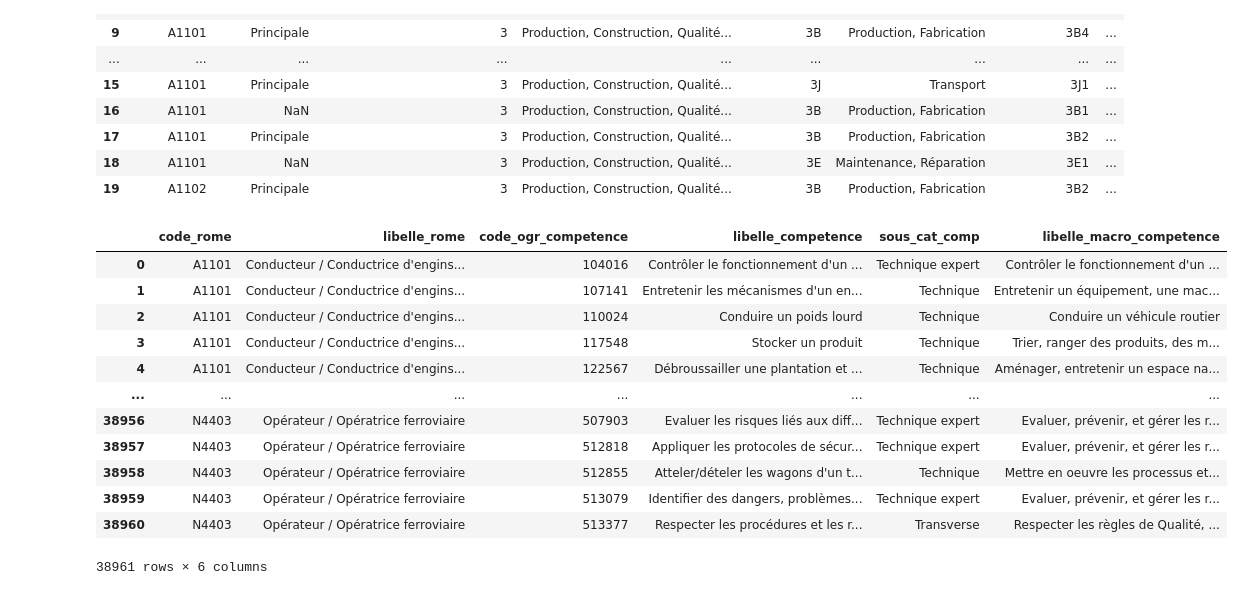
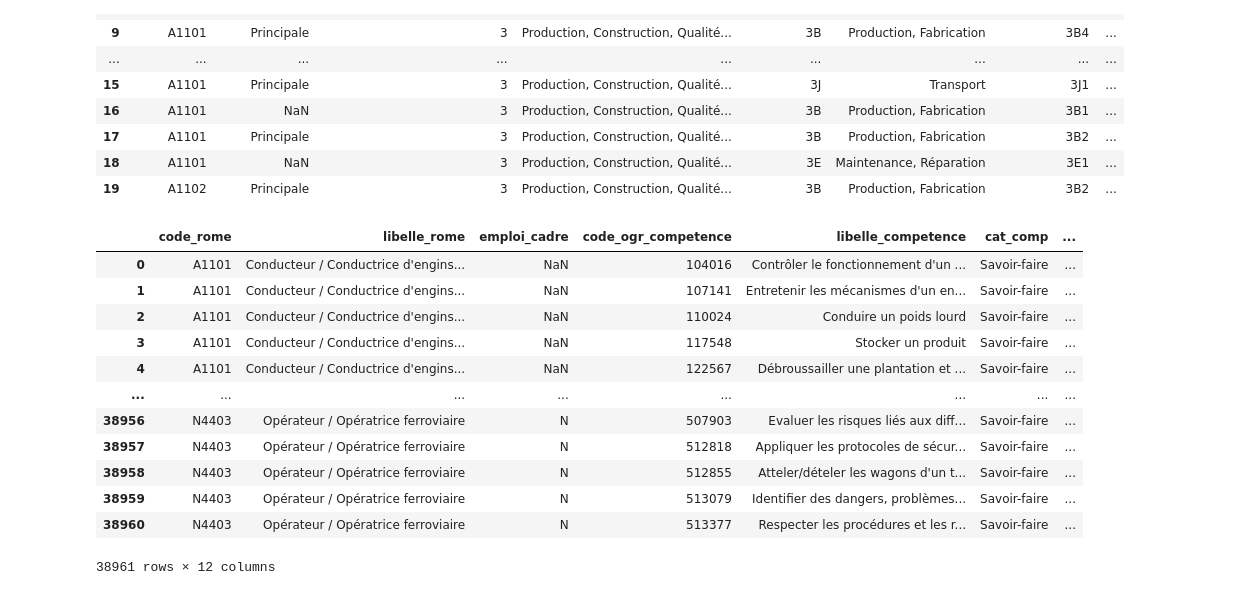
Before and after one commit to salphonse/Radar-Metier, a Jupyter notebook: script/ETL/ETL - ROME.ipynb, the cells around one changed output. Saved outputs shown, nothing was run; the diff lists cells and outputs as text; code cells hidden in the pictures.

```diff
--- a/script/ETL/ETL - ROME.ipynb
+++ b/script/ETL/ETL - ROME.ipynb
@@ -220,19 +247,32 @@ df_merge.head(20)
 | 18 | A1101 | NaN | 3 | Production, Construction, Qualité... | 3E | Maintenance, Réparation | 3E1 | ... |
 | 19 | A1102 | Principale | 3 | Production, Construction, Qualité... | 3B | Production, Fabrication | 3B2 | ... |
 # %%
-df_merge[['code_rome', 'libelle_rome', 'code_ogr_competence', 'libelle_competence', 'sous_cat_comp', 'libelle_macro_competence']]
+df_merge[[
+    'code_rome',
+	'libelle_rome',
+	'emploi_cadre',
+    'code_ogr_competence',
+	'libelle_competence',
+    'cat_comp',
+	'sous_cat_comp',
+    'libelle_macro_competence',
+	'domaine_competence',
+    'coeur_metier',
+	'transition_eco_y',
+	'transition_num_y'
+]]
 # %% [output]
-|  | code_rome | libelle_rome | code_ogr_competence | libelle_competence | sous_cat_comp | libelle_macro_competence |
-| 0 | A1101 | Conducteur / Conductrice d'engins... | 104016 | Contrôler le fonctionnement d'un ... | Technique expert | Contrôler le fonctionnement d'un ... |
-| 1 | A1101 | Conducteur / Conductrice d'engins... | 107141 | Entretenir les mécanismes d'un en... | Technique | Entretenir un équipement, une mac... |
-| 2 | A1101 | Conducteur / Conductrice d'engins... | 110024 | Conduire un poids lourd | Technique | Conduire un véhicule routier |
-| 3 | A1101 | Conducteur / Conductrice d'engins... | 117548 | Stocker un produit | Technique | Trier, ranger des produits, des m... |
-| 4 | A1101 | Conducteur / Conductrice d'engins... | 122567 | Débroussailler une plantation et ... | Technique | Aménager, entretenir un espace na... |
-| ... | ... | ... | ... | ... | ... | ... |
-| 38956 | N4403 | Opérateur / Opératrice ferroviaire | 507903 | Evaluer les risques liés aux diff... | Technique expert | Evaluer, prévenir, et gérer les r... |
-| 38957 | N4403 | Opérateur / Opératrice ferroviaire | 512818 | Appliquer les protocoles de sécur... | Technique expert | Evaluer, prévenir, et gérer les r... |
-| 38958 | N4403 | Opérateur / Opératrice ferroviaire | 512855 | Atteler/dételer les wagons d'un t... | Technique | Mettre en oeuvre les processus et... |
-| 38959 | N4403 | Opérateur / Opératrice ferroviaire | 513079 | Identifier des dangers, problèmes... | Technique expert | Evaluer, prévenir, et gérer les r... |
-| 38960 | N4403 | Opérateur / Opératrice ferroviaire | 513377 | Respecter les procédures et les r... | Transverse | Respecter les règles de Qualité, ... |
+|  | code_rome | libelle_rome | emploi_cadre | code_ogr_competence | libelle_competence | cat_comp | ... |
+| 0 | A1101 | Conducteur / Conductrice d'engins... | NaN | 104016 | Contrôler le fonctionnement d'un ... | Savoir-faire | ... |
+| 1 | A1101 | Conducteur / Conductrice d'engins... | NaN | 107141 | Entretenir les mécanismes d'un en... | Savoir-faire | ... |
+| 2 | A1101 | Conducteur / Conductrice d'engins... | NaN | 110024 | Conduire un poids lourd | Savoir-faire | ... |
+| 3 | A1101 | Conducteur / Conductrice d'engins... | NaN | 117548 | Stocker un produit | Savoir-faire | ... |
+| 4 | A1101 | Conducteur / Conductrice d'engins... | NaN | 122567 | Débroussailler une plantation et ... | Savoir-faire | ... |
+| ... | ... | ... | ... | ... | ... | ... | ... |
+| 38956 | N4403 | Opérateur / Opératrice ferroviaire | N | 507903 | Evaluer les risques liés aux diff... | Savoir-faire | ... |
+| 38957 | N4403 | Opérateur / Opératrice ferroviaire | N | 512818 | Appliquer les protocoles de sécur... | Savoir-faire | ... |
+| 38958 | N4403 | Opérateur / Opératrice ferroviaire | N | 512855 | Atteler/dételer les wagons d'un t... | Savoir-faire | ... |
+| 38959 | N4403 | Opérateur / Opératrice ferroviaire | N | 513079 | Identifier des dangers, problèmes... | Savoir-faire | ... |
+| 38960 | N4403 | Opérateur / Opératrice ferroviaire | N | 513377 | Respecter les procédures et les r... | Savoir-faire | ... |
-38961 rows × 6 columns
+38961 rows × 12 columns
 # %%
```
Also changed, not shown: parts of 5 cells of this notebook, 1 other file.
